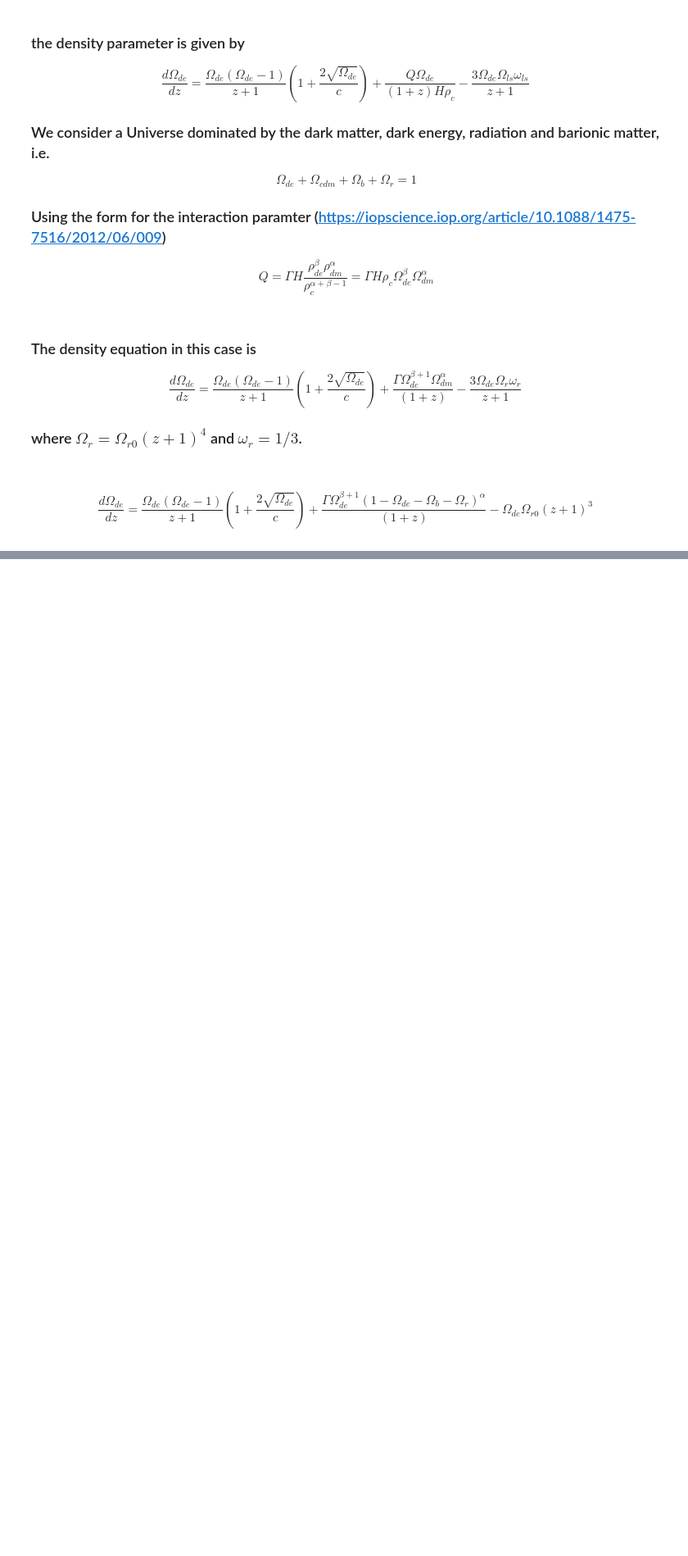
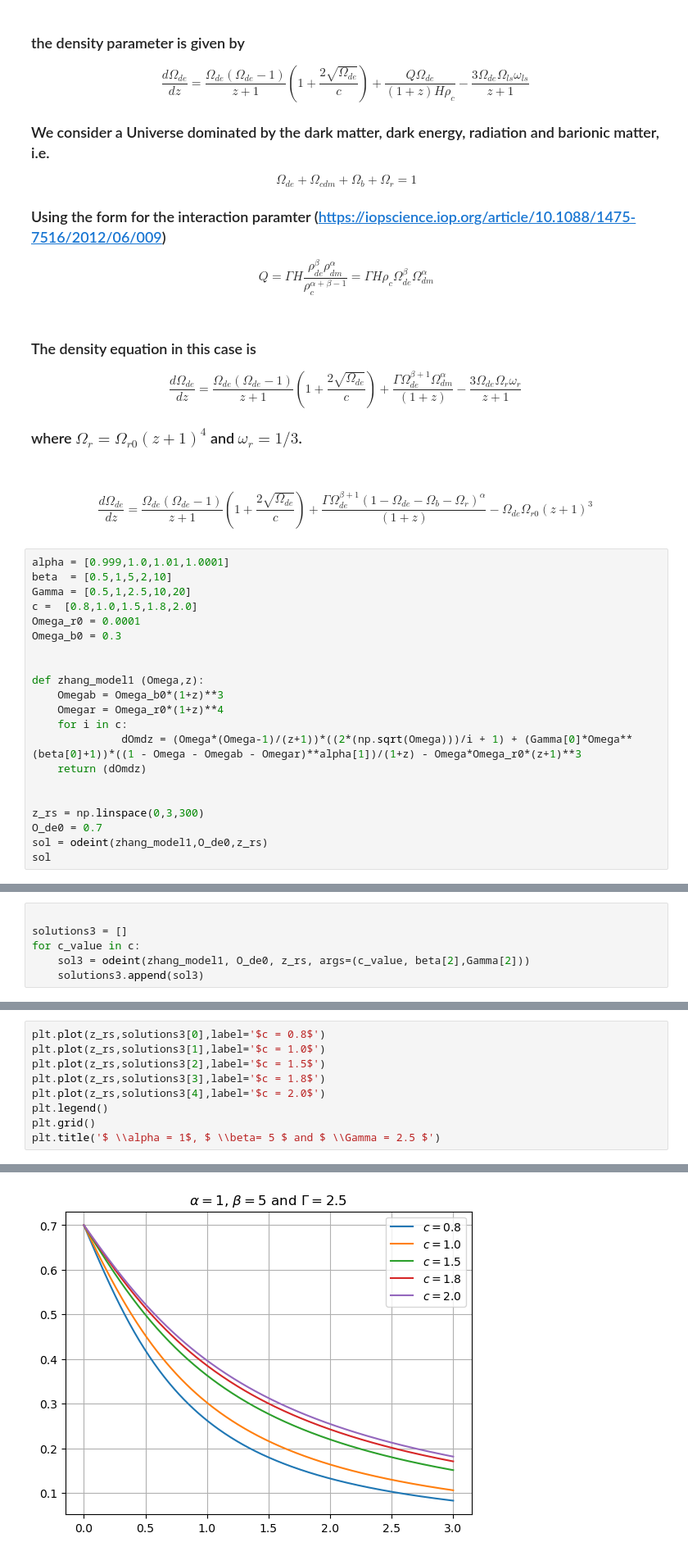
Before and after one commit to xlxnsxzpxtx/HolographicDE, a Jupyter notebook: Zhang_interac_2012.ipynb, the cells around one changed output, grey strips where cells are left out. Shown: that part at 82% size. Saved outputs shown, nothing was run; the diff lists cells and outputs as text; blank space fills up the shorter version.

```diff
--- a/Zhang_interac_2012.ipynb
+++ b/Zhang_interac_2012.ipynb
@@ -31,3 +31,24 @@ $$
 $$
 \frac{d \Omega_{de}}{dz} = \frac{\Omega_{de}(\Omega_{de} -1) }{z+1} \left(1 + \frac{2 \sqrt{\Omega_{de}}}{c} \right) + \frac{\Gamma \Omega_{de}^{\beta +1} (1-\Omega_{de} -  \Omega_{b} - \Omega_r )^{\alpha}}{(1+z)} -  \Omega_{de} \Omega_{r0}(z+1)^3 \,
 $$
+# %%
+alpha = [0.999,1.0,1.01,1.0001]
+beta  = [0.5,1,5,2,10]
+Gamma = [0.5,1,2.5,10,20]
+c =  [0.8,1.0,1.5,1.8,2.0]
+Omega_r0 = 0.0001
+Omega_b0 = 0.3
+
+
+def zhang_model1 (Omega,z):
+    Omegab = Omega_b0*(1+z)**3
+    Omegar = Omega_r0*(1+z)**4
+    for i in c:
+              dOmdz = (Omega*(Omega-1)/(z+1))*((2*(np.sqrt(Omega)))/i + 1) + (Gamma[0]*Omega**(beta[0]+1))*((1 - Omega - Omegab - Omegar)**alpha[1])/(1+z) - Omega*Omega_r0*(z+1)**3
+    return (dOmdz)
+
+
+z_rs = np.linspace(0,3,300)
+O_de0 = 0.7
+sol = odeint(zhang_model1,O_de0,z_rs)
+sol
@@ -33,0 +106,6 @@ $$
+# %%
+
+solutions3 = []
+for c_value in c:
+    sol3 = odeint(zhang_model1, O_de0, z_rs, args=(c_value, beta[2],Gamma[2]))
+    solutions3.append(sol3)
@@ -33,0 +137,10 @@ $$
+# %%
+plt.plot(z_rs,solutions3[0],label='$c = 0.8$')
+plt.plot(z_rs,solutions3[1],label='$c = 1.0$')
+plt.plot(z_rs,solutions3[2],label='$c = 1.5$')
+plt.plot(z_rs,solutions3[3],label='$c = 1.8$')
+plt.plot(z_rs,solutions3[4],label='$c = 2.0$')
+plt.legend()
+plt.grid()
+plt.title('$ \\alpha = 1$, $ \\beta= 5 $ and $ \\Gamma = 2.5 $')
+# %% [output]
@@ -33,0 +148 @@ $$
+[figure, added]
```
Also changed, not shown: parts of 6 cells of this notebook.
